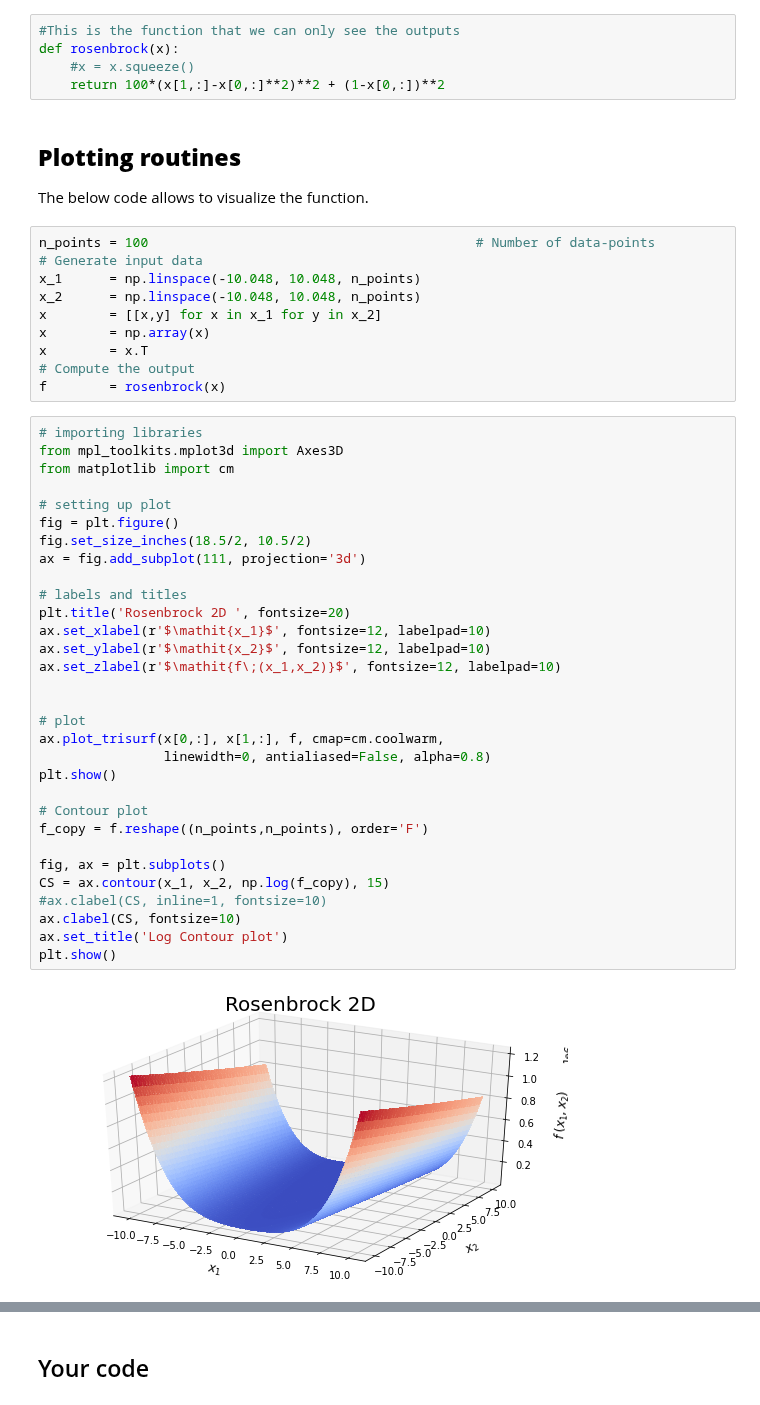
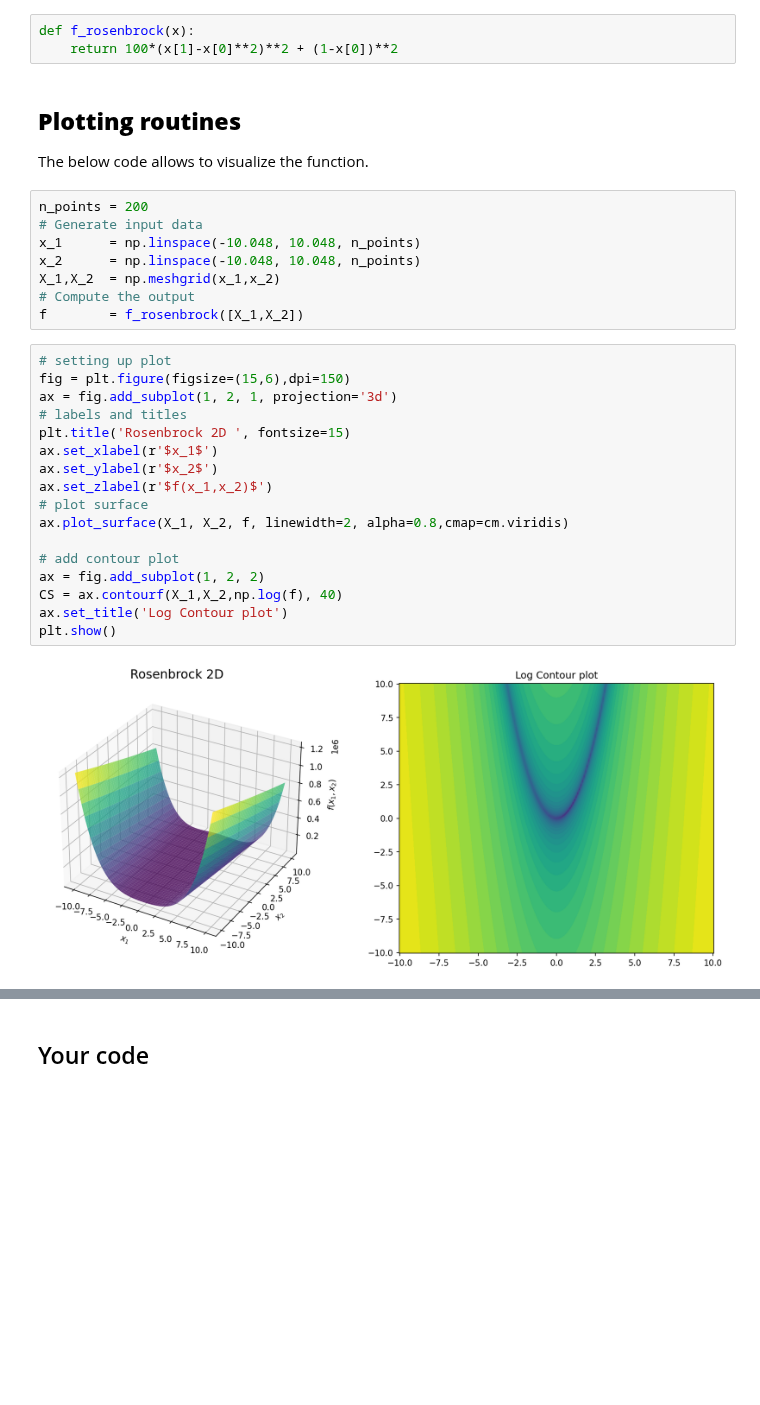
Before and after one commit to trsav/black_box_miniproject, a Jupyter notebook: black_box_project.ipynb, the cells around one changed output, grey strips where cells are left out. Cells and saved outputs as stored; diff of their text form; blank space fills up the shorter version.

```diff
--- a/black_box_project.ipynb
+++ b/black_box_project.ipynb
@@ -26,52 +36,34 @@ $$f(x,y) = 100  (y-x^2)^2 + (1-x)^2$$
 # %%
-#This is the function that we can only see the outputs
-def rosenbrock(x):
-    #x = x.squeeze()
-    return 100*(x[1,:]-x[0,:]**2)**2 + (1-x[0,:])**2
+def f_rosenbrock(x):
+    return 100*(x[1]-x[0]**2)**2 + (1-x[0])**2
 # %% [markdown]
 ## **Plotting routines**
 
 The below code allows to visualize the function.
 # %%
-n_points = 100                                          # Number of data-points
+n_points = 200
 # Generate input data
 x_1      = np.linspace(-10.048, 10.048, n_points)
 x_2      = np.linspace(-10.048, 10.048, n_points)
-x        = [[x,y] for x in x_1 for y in x_2]
-x        = np.array(x)
-x        = x.T
+X_1,X_2  = np.meshgrid(x_1,x_2)
 # Compute the output
-f        = rosenbrock(x)
+f        = f_rosenbrock([X_1,X_2])
 # %%
-# importing libraries
-from mpl_toolkits.mplot3d import Axes3D
-from matplotlib import cm
+# setting up plot
+fig = plt.figure(figsize=(15,6),dpi=150)
+ax = fig.add_subplot(1, 2, 1, projection='3d')
+# labels and titles
+plt.title('Rosenbrock 2D ', fontsize=15)
+ax.set_xlabel(r'$x_1$')
+ax.set_ylabel(r'$x_2$')
+ax.set_zlabel(r'$f(x_1,x_2)$')
+# plot surface
+ax.plot_surface(X_1, X_2, f, linewidth=2, alpha=0.8,cmap=cm.viridis)
 
-# setting up plot
-fig = plt.figure()
-fig.set_size_inches(18.5/2, 10.5/2)
-ax = fig.add_subplot(111, projection='3d')
-
-# labels and titles
-plt.title('Rosenbrock 2D ', fontsize=20)
-ax.set_xlabel(r'$\mathit{x_1}$', fontsize=12, labelpad=10)
-ax.set_ylabel(r'$\mathit{x_2}$', fontsize=12, labelpad=10)
-ax.set_zlabel(r'$\mathit{f\;(x_1,x_2)}$', fontsize=12, labelpad=10)
-
-
-# plot
-ax.plot_trisurf(x[0,:], x[1,:], f, cmap=cm.coolwarm,
-                linewidth=0, antialiased=False, alpha=0.8)
-plt.show()
-
-# Contour plot
-f_copy = f.reshape((n_points,n_points), order='F')
-
-fig, ax = plt.subplots()
-CS = ax.contour(x_1, x_2, np.log(f_copy), 15)
-#ax.clabel(CS, inline=1, fontsize=10)
-ax.clabel(CS, fontsize=10)
+# add contour plot
+ax = fig.add_subplot(1, 2, 2)
+CS = ax.contourf(X_1,X_2,np.log(f), 40)
 ax.set_title('Log Contour plot')
 plt.show()
 # %% [output]
-[figure, old version]
+[figure, new version]
```
Also changed, not shown: parts of 7 cells of this notebook, 1 other file.
